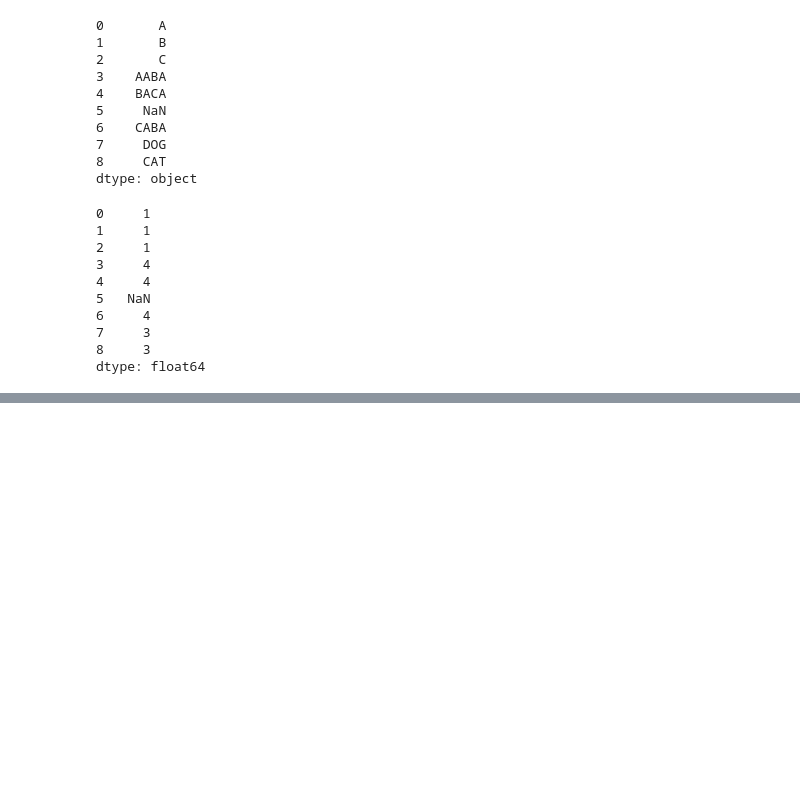
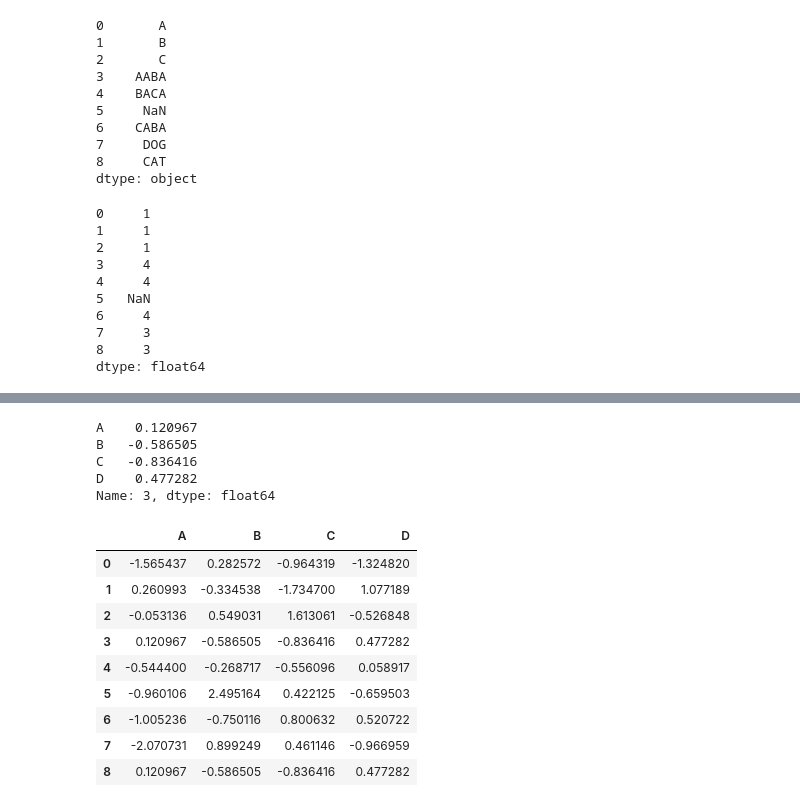
Before and after one commit to SByeol/data_science, a Jupyter notebook: HW1_pandas.ipynb, the cells around one changed output, grey strips where cells are left out. Drawn from its saved outputs; the diff is of its cells as text; code cells hidden in the pictures; blank space fills up the shorter version.

```diff
--- a/HW1_pandas.ipynb
+++ b/HW1_pandas.ipynb
@@ -748,0 +861,4 @@ dtype: float64
+# %%
+#Merge_append
+df = pd.DataFrame(np.random.randn(8,4), columns=['A','B','C','D'])
+df
@@ -748,0 +875,23 @@ dtype: float64
+# %%
+s = df.iloc[3]
+# %%
+s
+# %% [output]
+A    0.120967
+B   -0.586505
+C   -0.836416
+D    0.477282
+Name: 3, dtype: float64
+# %%
+df.append(s, ignore_index=True)
+# %% [output]
+|  | A | B | C | D |
+| 0 | -1.565437 | 0.282572 | -0.964319 | -1.324820 |
+| 1 | 0.260993 | -0.334538 | -1.734700 | 1.077189 |
+| 2 | -0.053136 | 0.549031 | 1.613061 | -0.526848 |
+| 3 | 0.120967 | -0.586505 | -0.836416 | 0.477282 |
+| 4 | -0.544400 | -0.268717 | -0.556096 | 0.058917 |
+| 5 | -0.960106 | 2.495164 | 0.422125 | -0.659503 |
+| 6 | -1.005236 | -0.750116 | 0.800632 | 0.520722 |
+| 7 | -2.070731 | 0.899249 | 0.461146 | -0.966959 |
+| 8 | 0.120967 | -0.586505 | -0.836416 | 0.477282 |
```
Also changed, not shown: parts of 15 cells of this notebook.
